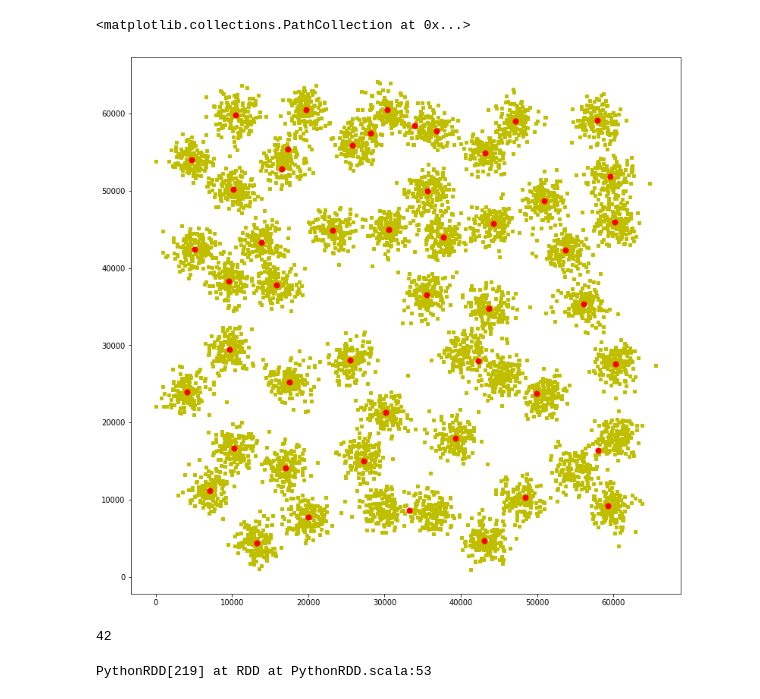
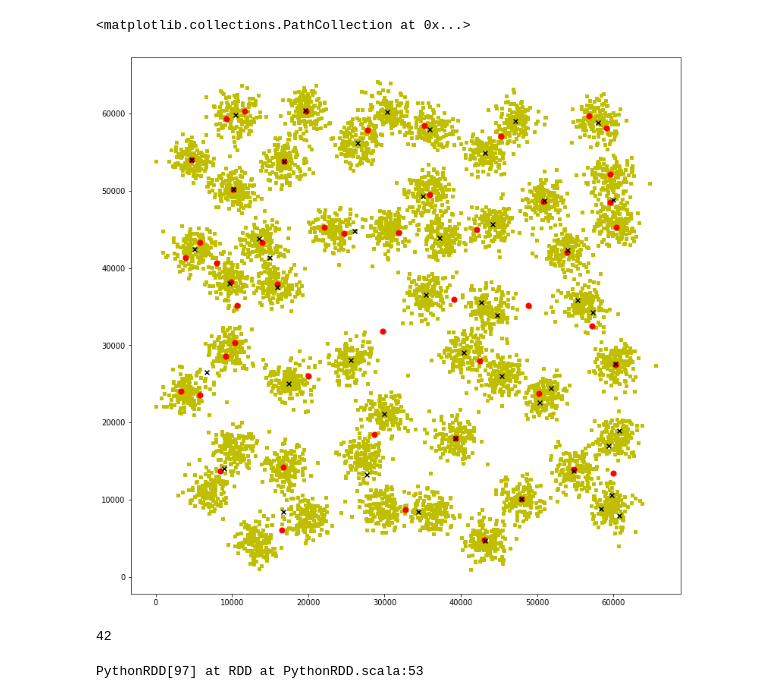
Before and after one commit to antonste/finalprojet, a Jupyter notebook: notebooks/BetterKMeans.ipynb, the cells around one changed output. Cells and saved outputs as stored; diff of their text form; code cells hidden in the pictures.

```diff
--- a/notebooks/BetterKMeans.ipynb
+++ b/notebooks/BetterKMeans.ipynb
@@ -43,6 +47,6 @@ sc.getConf().getAll()
 # %%
 def parse_line(line):
-    return tuple(map(float, line.strip().split()))
+    return array(tuple(map(float, line.strip().split())))
 
 data = sc.textFile("../data/a3.txt")
 parsed_data = data.map(lambda line: parse_line(line))
@@ -77,5 +61,36 @@ def calc_error(old_new_centroids):
+# %%
+def euclidean_dist(v1, v2):
+    return np.sqrt(np.sum((v1 - v2) ** 2,axis=1))
+
+def closest_centroid(row, centroids_value):
+    row_array = array(row)
+    distances = euclidean_dist(row_array, centroids_value)
+    index_of_min_distnace = np.argmin(distances)
+    return centroids_value[index_of_min_distnace]
+
+def calc_partition_centroid_means(partition, centroids):
+    distances = map(lambda point:
+            (point,
+             tuple(closest_centroid(point, centroids.value))),
+        partition)
+
+
+    df = pd.DataFrame(distances, columns=['Point', 'Centroid'])
+
+    return df.groupby('Centroid')['Point'].mean().items()
+
+def closest_centroids(data, centroids):
+    partition_centroids = data.mapPartitions(lambda partition: calc_partition_centroid_means(partition, centroids))
+    return partition_centroids
+
+def aggregate_means(rdd):
+    df = pd.DataFrame(rdd.collect(), columns=['Centroid', 'PartitionMean'])
+    return array(list(df.groupby('Centroid')['PartitionMean'].mean().items()))
+
+def calc_error(old_new_centroids):
+    return np.sum(euclidean_dist(old_new_centroids[:,0], old_new_centroids[:,1]))
 # %%
-def pkmeans(data, n, max_iterations=150, stop_distance=0.01):
+def pkmeans(data, n, max_iterations=150, stop_distance=0.001):
     print(time.asctime(), "Started")
     init_centroids = array(data.takeSample(False, n, seed=RANDOM_SEED))
     centroids = sc.broadcast(init_centroids)
@@ -94,3 +109,5 @@ def pkmeans(data, n, max_iterations=150, stop_distance=0.01):
         iteration += 1
 
     return centroids.value
+
+centroids = pkmeans(parsed_data, 50)
@@ -118,19 +132,21 @@ Fri Dec  3 10:11:15 2021 Iteration #17  Distance between old and new centroid: 0
 # %%
+mllib_clusters = KMeans.train(parsed_data, 50, maxIterations=150, initializationMode="random")
+
 xdata, ydata = np.hsplit(array(parsed_data.collect()), 2)
 
 x, y = np.hsplit(array(centroids), 2)
 fig = plt.figure(figsize=(13, 13))
 ax1 = fig.add_subplot(111)
 
 
-# x1, y1 = zip(*mllib_clusters.centers)
+x1, y1 = zip(*mllib_clusters.centers)
 
 ax1.scatter(xdata, ydata, s=10, color='y', marker="s")
 ax1.scatter(x, y, s=50, color='r', marker="o")
-# ax1.scatter(x1, y1, s=35, color='k', marker="o")
+ax1.scatter(x1, y1, s=35, color='k', marker="x")
 # %% [output]
 <matplotlib.collections.PathCollection at 0x...>
-[figure, old version]
+[figure, new version]
 # %%
 fields_filter = [1,0,0,0,1,1,1,1,1,1,1,1,1,1,1,1,1,1,1,1,1,1,1,1,1,1,1,1,1,1,1,1,1,1,1,1,1,1,1,1,1,0]
 len(fields_filter)
@@ -139,14 +155,14 @@ len(fields_filter)
 # %%
 def parse_kdd_line_filter_fields(line):
     split_line = line.strip().split(',')
-    return tuple(map(float, compress(split_line, fields_filter)))
+    return array(tuple(map(float, compress(split_line, fields_filter))))
 
 
-kdd_data = sc.textFile("kddcup1999")
+kdd_data = sc.textFile("../data/kddcup1999")
 kdd_parsed_data_clean = kdd_data.map(parse_kdd_line_filter_fields)
 kdd_parsed_data_clean.cache()
 # %% [output]
-PythonRDD[219] at RDD at PythonRDD.scala:53
+PythonRDD[97] at RDD at PythonRDD.scala:53
 # %%
 kdd_centroids = pkmeans(kdd_parsed_data_clean, 50)
 # %% [output]
```
Also changed, not shown: parts of 9 cells of this notebook, 1 other file.
